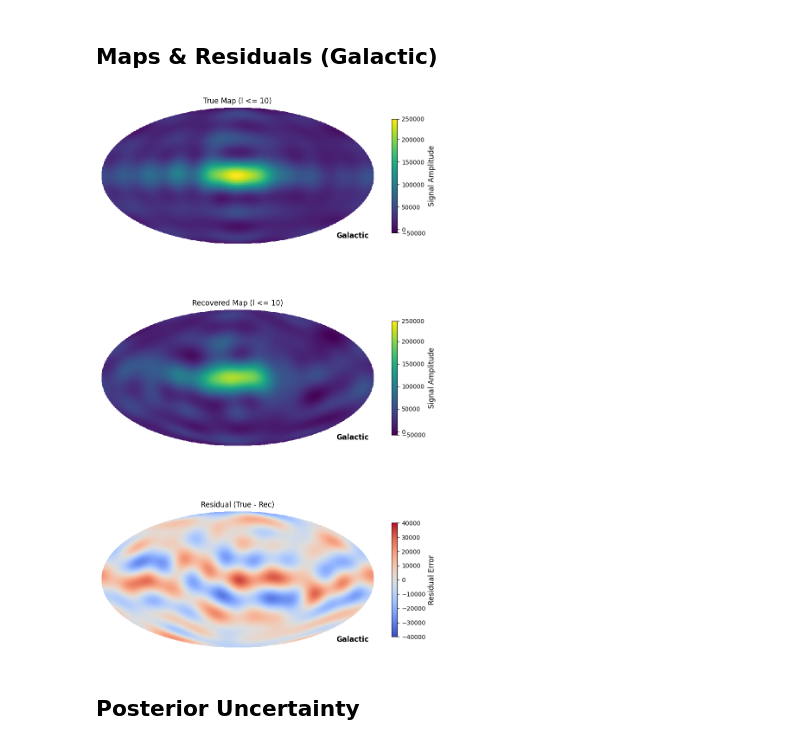
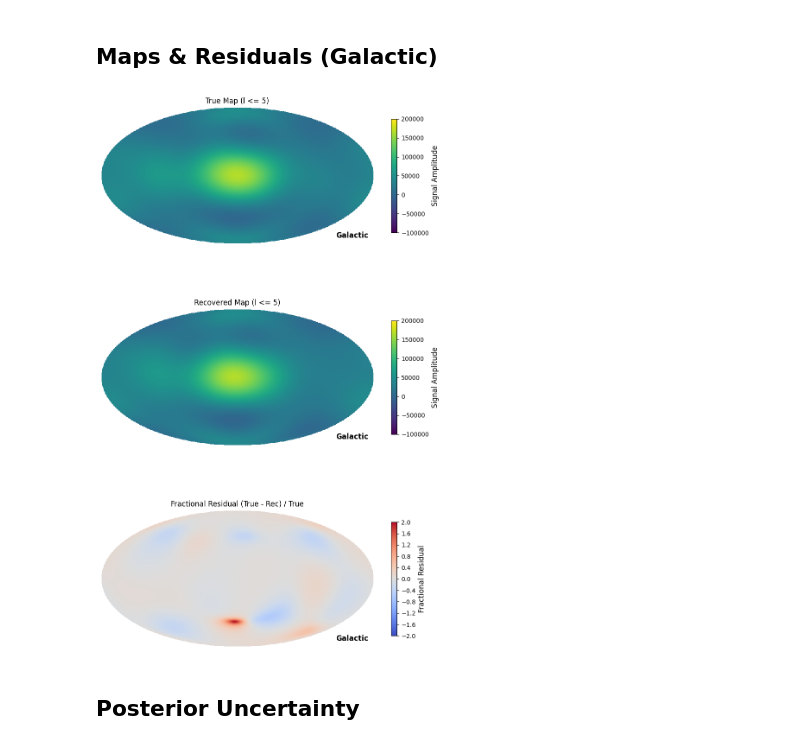
Before and after one commit to MIST-Experiment/mistsim, a Jupyter notebook: notebooks/mapmaking/notebooks_out/mars-csa2022-dip-mars-mono-analytic-nv-dip-nv-mono-analytic-alma-csa2022-dip-alma-mono-analytic-southpole-csa2022-dip-southpole-mono-analytic.ipynb, the cells around one changed output. Drawn from its saved outputs; the diff is of its cells as text; code cells hidden in the pictures.

```diff
--- a/notebooks/mapmaking/notebooks_out/mars-csa2022-dip-mars-mono-analytic-nv-dip-nv-mono-analytic-alma-csa2022-dip-alma-mono-analytic-southpole-csa2022-dip-southpole-mono-analytic.ipynb
+++ b/notebooks/mapmaking/notebooks_out/mars-csa2022-dip-mars-mono-analytic-nv-dip-nv-mono-analytic-alma-csa2022-dip-alma-mono-analytic-southpole-csa2022-dip-southpole-mono-analytic.ipynb
@@ -76,12 +78,12 @@ plt.show()
 ## Maps & Residuals (Galactic)
 # %%
 fig = msplt.plot_maps_and_residuals(
-    x_true, x_rec, lmax, plot_lmax=10,
-    nside=128, plot_galactic=True
+    x_true, x_rec, lmax, plot_lmax=5,
+    nside=128, plot_galactic=True, ratio=True
 )
 plt.show()
 # %% [output]
-[figure, old version]
+[figure, new version]
 # %% [markdown]
 ## Posterior Uncertainty
 # %%
```
Also changed, not shown: parts of 1 cell of this notebook, 2 other files.
